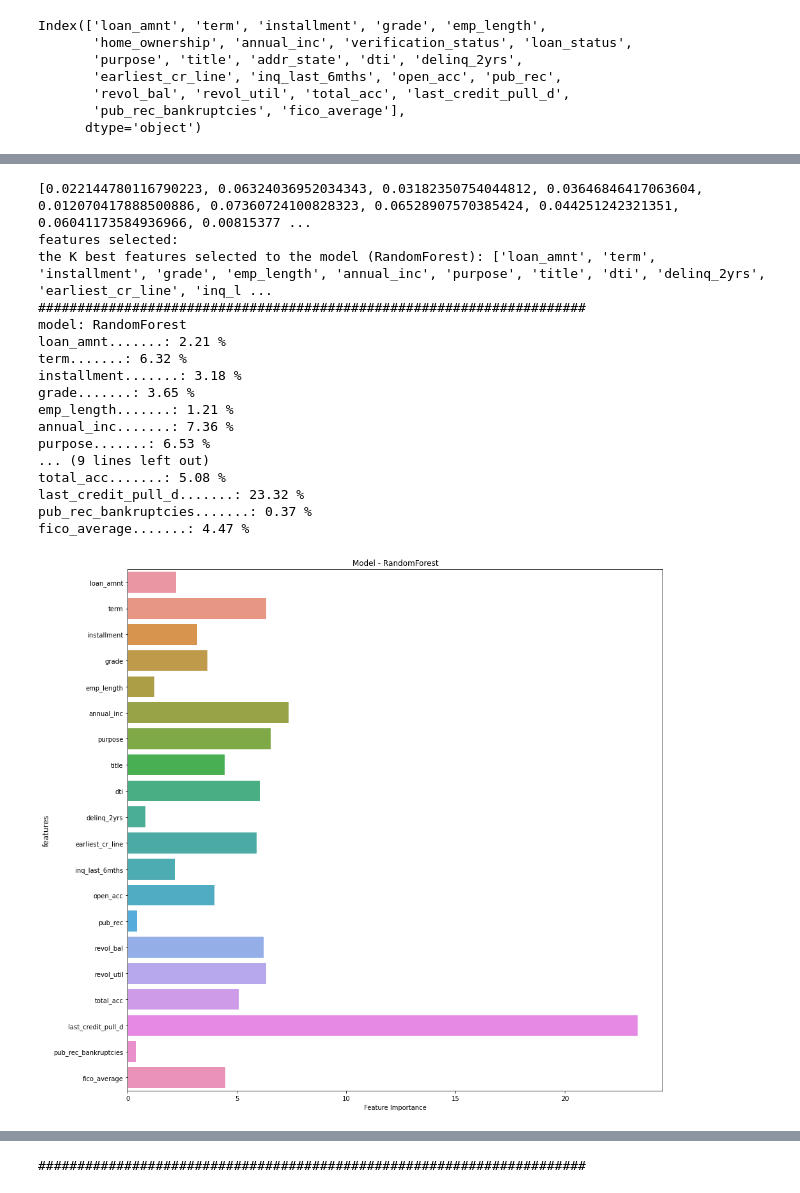
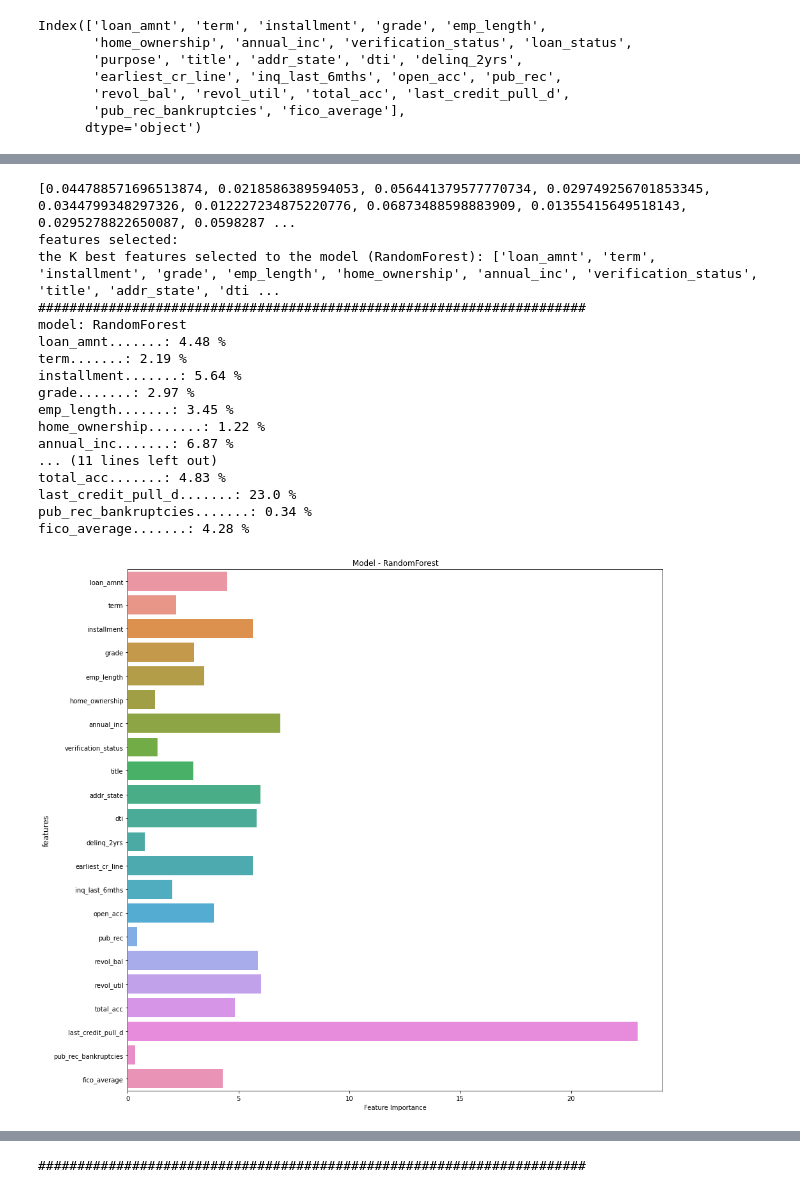
Before and after one commit to andvsilva/dataset, a Jupyter notebook: notebooks/model.ipynb, the cells around one changed output, grey strips where cells are left out. Saved outputs shown, nothing was run; the diff lists cells and outputs as text; code cells hidden in the pictures.

```diff
--- a/notebooks/model.ipynb
+++ b/notebooks/model.ipynb
@@ -138,7 +135,7 @@ def pipeline_project(X, model):
     print('preprocessor...')
     preprocessor = transf_cat_num(X)
 
-    feature_selection = SelectKBest(score_func=mutual_info_regression, k = 20)
+    feature_selection = SelectKBest(score_func=mutual_info_regression, k = 22)
 
     pipe = Pipeline(steps=[('preprocessor', preprocessor),
                             ('fs', feature_selection),
@@ -147,3 +144,10 @@ def pipeline_project(X, model):
 
     print('>>> pipeline defined!')
     return pipe
+# %%
+inbalance_target = dict(df['loan_status'].value_counts(normalize=True).map('{:.2}'.format))
+# %%
+count_neg = float(inbalance_target[0])*100
+count_pos = float(inbalance_target[1])*100
+scale_inbalance = round(math.sqrt(count_neg/count_pos), 4)
+scale_inbalance
@@ -155,7 +161,11 @@ def get_models():
   models['RandomForest']=RandomForestClassifier(n_estimators=50, random_state = 42, n_jobs = -1)
   #models['DecisionTree']=DecisionTreeClassifier()
   #models['KNeighbors']=KNeighborsClassifier()
-  models['XGBoost']=xgb.XGBClassifier(random_state=42)
+  models['XGBoost']=xgb.XGBClassifier(random_state=42,
+                                      n_jobs = -1,
+                                      scale_pos_weight = scale_inbalance,
+                                      learning_rate = 0.01
+                                      )
   models['CatBoost'] = cb.CatBoostClassifier()
   #models['LinearSGDC]= SGDClassifier() # Use all computer cores
   return models
@@ -286,8 +295,7 @@ for name, model in models.items():
     new_features = [] # The list of your K best features
 
     for bool, feature in zip(mask, feature_names):
-        if(bool and (feature != 'p_esc_final')):
-            new_features.append(feature)
+        new_features.append(feature)
 
     print(f'the K best features selected to the model ({name}): {new_features}')
 
@@ -301,46 +309,46 @@ for name, model in models.items():
 
         if(name=='CatBoost'):
             dict_feat_importances[ilist] = list_feat_importances[i] # porcentagem %
             print(f"{ilist}.......: {round(dict_feat_importances[ilist], 2)} %")
             i=i+1
         else:
             dict_feat_importances[ilist] = list_feat_importances[i]*100 # porcentagem %
             print(f"{ilist}.......: {round(dict_feat_importances[ilist], 2)} %")
             i=i+1
 
     x_axis = list(dict_feat_importances.values())
     y_axis = list(dict_feat_importances.keys())
 
     plt.figure(figsize = (15,15))
     sns.barplot(x_axis, y_axis)
 
     plt.ylabel('features', fontsize=12)
     plt.xlabel('Feature Importance')
     plt.title(f"Model - {name}")
     plt.savefig(f'figures/feature_importance_model_{name}.png')
     plt.savefig(f'figures/feature_importance_model_{name}.pdf')
     # Show graphic
     plt.show()
 
 
     print('######################################################################')
 # %% [output]
-[0.022144780116790223, 0.06324036952034343, 0.03182350754044812, 0.03646846417063604, 0.012070417888500886, 0.07360724100828323, 0.06528907570385424, 0.044251242321351, 0.06041173584936966, 0.00815377 ...
+[0.044788571696513874, 0.0218586389594053, 0.056441379577770734, 0.029749256701853345, 0.0344799348297326, 0.012227234875220776, 0.06873488598883909, 0.01355415649518143, 0.0295278822650087, 0.0598287 ...
 features selected:
-the K best features selected to the model (RandomForest): ['loan_amnt', 'term', 'installment', 'grade', 'emp_length', 'annual_inc', 'purpose', 'title', 'dti', 'delinq_2yrs', 'earliest_cr_line', 'inq_l ...
+the K best features selected to the model (RandomForest): ['loan_amnt', 'term', 'installment', 'grade', 'emp_length', 'home_ownership', 'annual_inc', 'verification_status', 'title', 'addr_state', 'dti ...
 ######################################################################
 model: RandomForest
-loan_amnt.......: 2.21 %
-term.......: 6.32 %
-installment.......: 3.18 %
-grade.......: 3.65 %
-emp_length.......: 1.21 %
-annual_inc.......: 7.36 %
-purpose.......: 6.53 %
-... (9 lines left out)
-total_acc.......: 5.08 %
-last_credit_pull_d.......: 23.32 %
-pub_rec_bankruptcies.......: 0.37 %
-fico_average.......: 4.47 %
+loan_amnt.......: 4.48 %
+term.......: 2.19 %
+installment.......: 5.64 %
+grade.......: 2.97 %
+emp_length.......: 3.45 %
+home_ownership.......: 1.22 %
+annual_inc.......: 6.87 %
+... (11 lines left out)
+total_acc.......: 4.83 %
+last_credit_pull_d.......: 23.0 %
+pub_rec_bankruptcies.......: 0.34 %
+fico_average.......: 4.28 %
-[figure, old version]
+[figure, new version]
 ######################################################################
```
Also changed, not shown: parts of 7 cells of this notebook, 12 other files.
